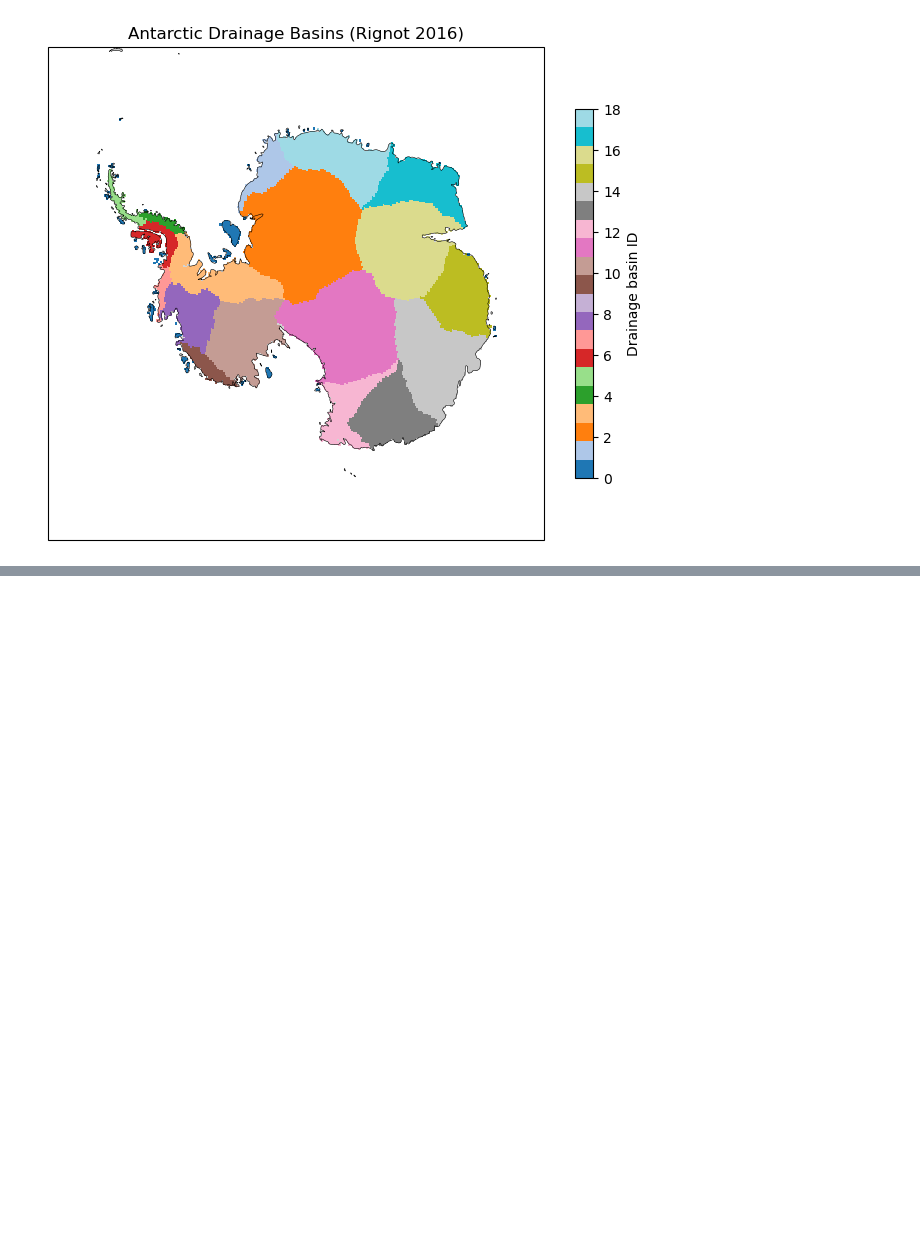
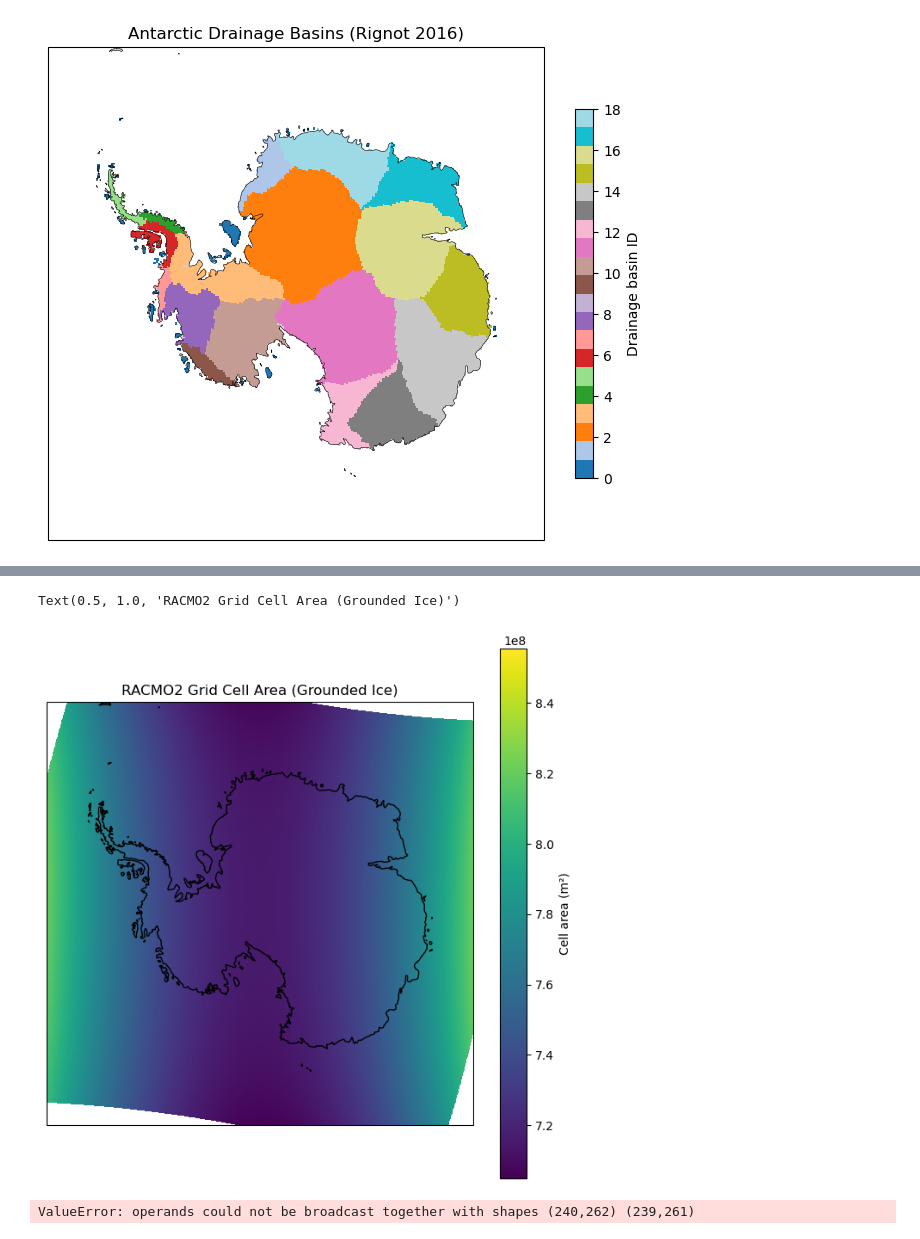
Before and after one commit to advikeswaran/metric-reconstruction, a Jupyter notebook: RACMO_PSM.ipynb, the cells around one changed output, grey strips where cells are left out. Drawn from its saved outputs; the diff is of its cells as text; code cells hidden in the pictures; blank space fills up the shorter version.

Commit message:
RACMO changes

```diff
--- a/RACMO_PSM.ipynb
+++ b/RACMO_PSM.ipynb
@@ -60,0 +190,36 @@ plt.show()
+# %%
+import matplotlib.pyplot as plt
+import cartopy.crs as ccrs
+import cartopy.feature as cfeature
+
+# cell_area_da should be your xarray DataArray in m²
+fig = plt.figure(figsize=(8,8))
+ax = plt.axes(projection=ccrs.SouthPolarStereo())
+ax.set_extent([-180, 180, -90, -60], crs=ccrs.PlateCarree())
+
+# Optional: add coastlines and land
+ax.add_feature(cfeature.LAND, facecolor="lightgray")
+ax.add_feature(cfeature.OCEAN, facecolor="white")
+ax.coastlines(resolution="50m")
+
+# Plot the cell areas
+mesh = ax.pcolormesh(
+    racmo["lon"], racmo["lat"], cell_area_da,
+    transform=ccrs.PlateCarree(),
+    cmap="viridis",
+    shading="auto"
+)
+
+# Colorbar
+cbar = plt.colorbar(mesh, ax=ax, orientation="vertical", pad=0.05)
+cbar.set_label("Cell area (m²)")
+
+plt.title("RACMO2 Grid Cell Area (Grounded Ice)")
+# %% [output]
+Text(0.5, 1.0, 'RACMO2 Grid Cell Area (Grounded Ice)')
+[figure, added]
+# %%
+smb_1979 = smb_ann.sel(year=1979)
+smb_mass_1979 = smb_1979 * cell_area  # kg per grid cell
+# %% [output]
+ValueError: operands could not be broadcast together with shapes (240,262) (239,261)
```
Also changed, not shown: parts of 23 cells of this notebook, 3 other files.
